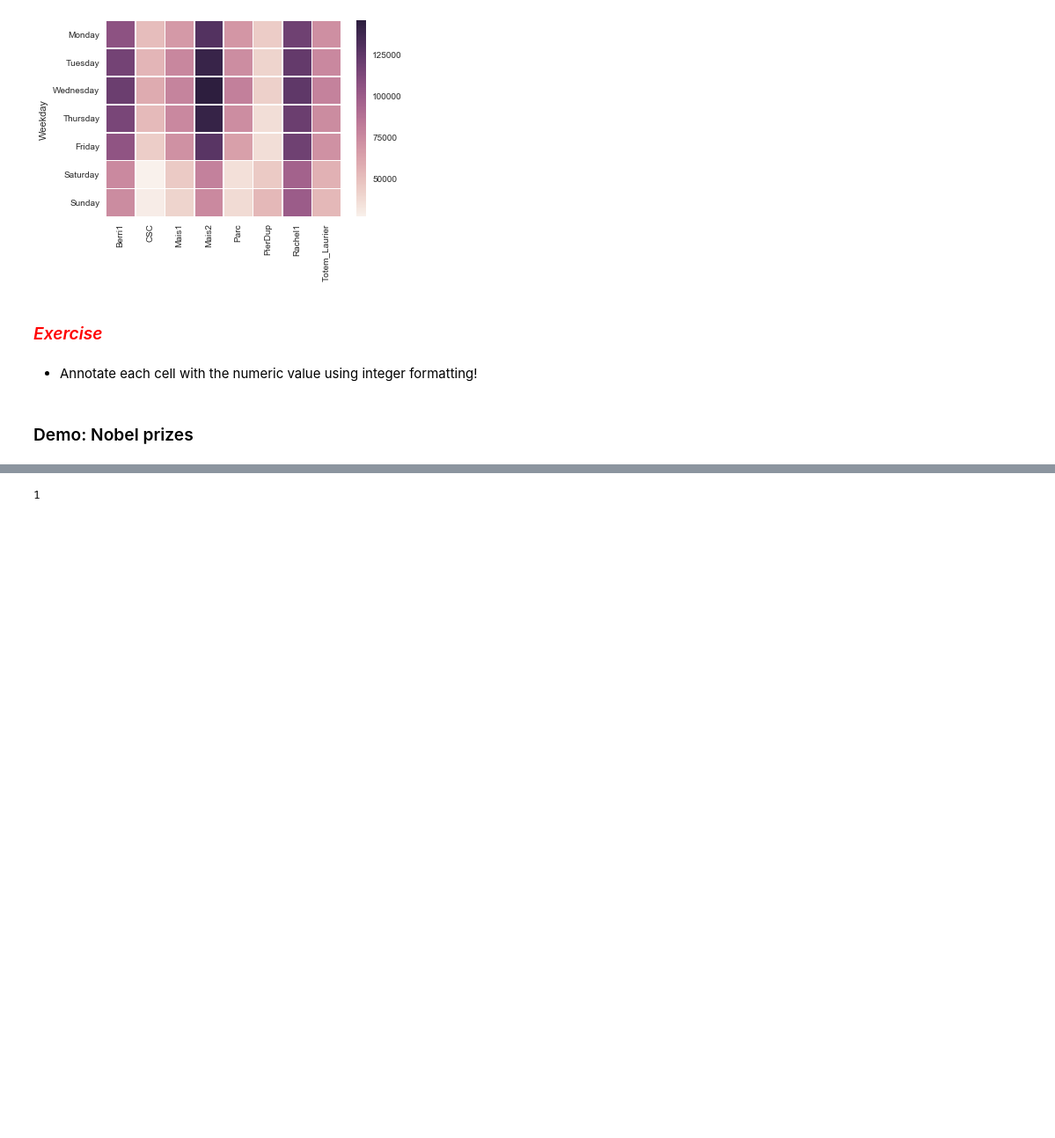
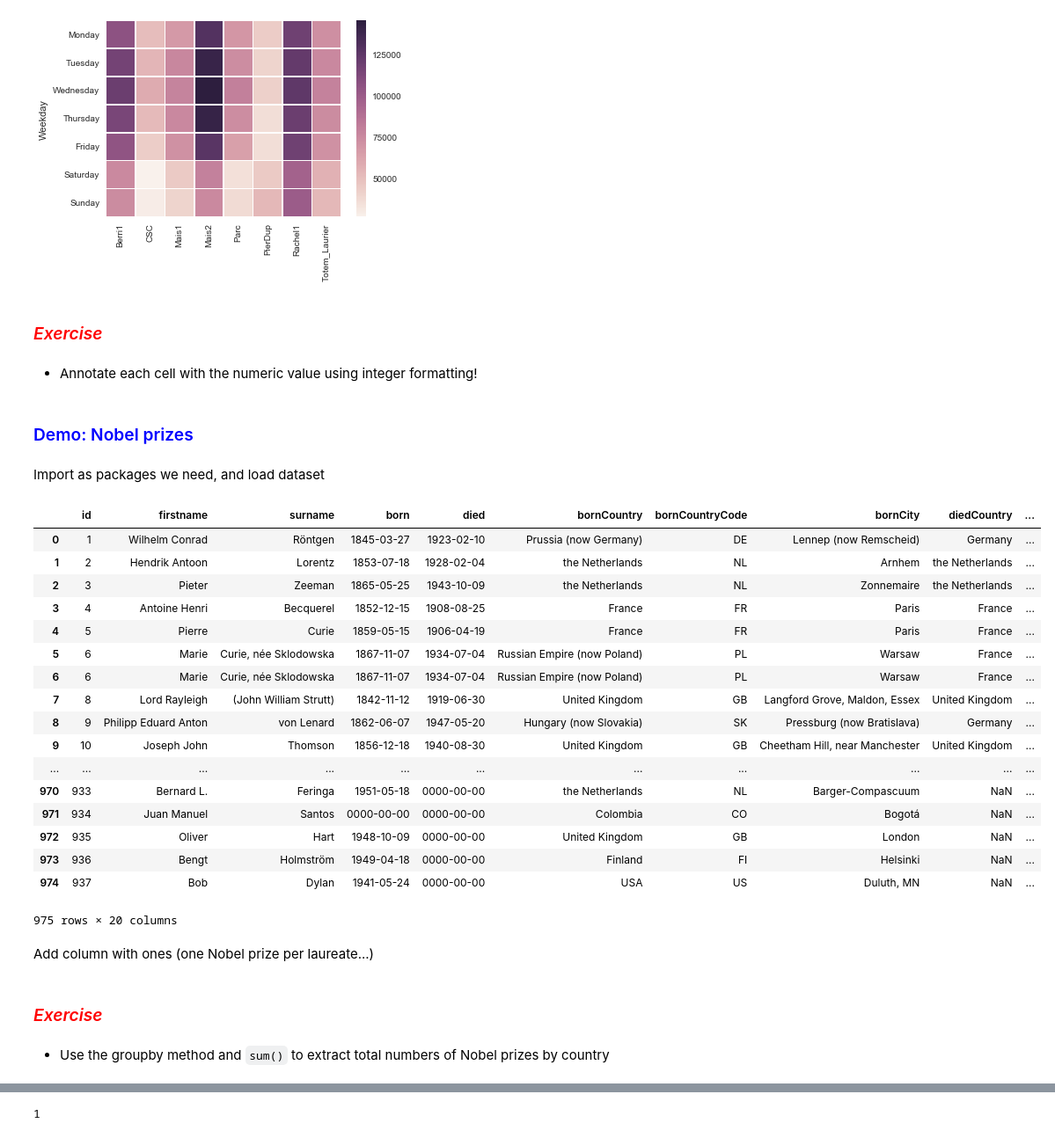
Before and after one commit to coderefinery/jupyter-retired, a Jupyter notebook: 02_dataexplore.ipynb, the cells around one changed output, grey strips where cells are left out. Shown at 88% size. Cells and saved outputs as stored; diff of their text form; code cells hidden in the pictures; blank space fills up the shorter version.

```diff
--- a/02_dataexplore.ipynb
+++ b/02_dataexplore.ipynb
@@ -167,16 +167,44 @@ ax = sns.heatmap(df_week.ix[days],linewidths=.5)
 # %% [markdown]
 - Annotate each cell with the numeric value using integer formatting!
 # %% [markdown]
-### Demo: Nobel prizes
+### <font color="blue"> Demo: Nobel prizes </font>
+# %% [markdown]
+Import as packages we need, and load dataset
 # %%
 import numpy as np
 import pandas as pd
 import matplotlib.pyplot as plt
 %matplotlib inline
 import seaborn as sns
 # dataset from http://oppnadata.se/en/dataset/nobel-prizes/resource/f3da8ba9-a17f-4911-9003-4bcef93619cc
 nobel = pd.read_csv("data/nobels.csv")
+nobel
+# %% [output]
+|  | id | firstname | surname | born | died | bornCountry | bornCountryCode | bornCity | diedCountry | ... |
+| 0 | 1 | Wilhelm Conrad | Röntgen | 1845-03-27 | 1923-02-10 | Prussia (now Germany) | DE | Lennep (now Remscheid) | Germany | ... |
+| 1 | 2 | Hendrik Antoon | Lorentz | 1853-07-18 | 1928-02-04 | the Netherlands | NL | Arnhem | the Netherlands | ... |
+| 2 | 3 | Pieter | Zeeman | 1865-05-25 | 1943-10-09 | the Netherlands | NL | Zonnemaire | the Netherlands | ... |
+| 3 | 4 | Antoine Henri | Becquerel | 1852-12-15 | 1908-08-25 | France | FR | Paris | France | ... |
+| 4 | 5 | Pierre | Curie | 1859-05-15 | 1906-04-19 | France | FR | Paris | France | ... |
+| 5 | 6 | Marie | Curie, née Sklodowska | 1867-11-07 | 1934-07-04 | Russian Empire (now Poland) | PL | Warsaw | France | ... |
+| 6 | 6 | Marie | Curie, née Sklodowska | 1867-11-07 | 1934-07-04 | Russian Empire (now Poland) | PL | Warsaw | France | ... |
+| 7 | 8 | Lord Rayleigh | (John William Strutt) | 1842-11-12 | 1919-06-30 | United Kingdom | GB | Langford Grove, Maldon, Essex | United Kingdom | ... |
+| 8 | 9 | Philipp Eduard Anton | von Lenard | 1862-06-07 | 1947-05-20 | Hungary (now Slovakia) | SK | Pressburg (now Bratislava) | Germany | ... |
+| 9 | 10 | Joseph John | Thomson | 1856-12-18 | 1940-08-30 | United Kingdom | GB | Cheetham Hill, near Manchester | United Kingdom | ... |
+| ... | ... | ... | ... | ... | ... | ... | ... | ... | ... | ... |
+| 970 | 933 | Bernard L. | Feringa | 1951-05-18 | 0000-00-00 | the Netherlands | NL | Barger-Compascuum | NaN | ... |
+| 971 | 934 | Juan Manuel | Santos | 0000-00-00 | 0000-00-00 | Colombia | CO | Bogotá | NaN | ... |
+| 972 | 935 | Oliver | Hart | 1948-10-09 | 0000-00-00 | United Kingdom | GB | London | NaN | ... |
+| 973 | 936 | Bengt | Holmström | 1949-04-18 | 0000-00-00 | Finland | FI | Helsinki | NaN | ... |
+| 974 | 937 | Bob | Dylan | 1941-05-24 | 0000-00-00 | USA | US | Duluth, MN | NaN | ... |
+975 rows × 20 columns
+# %% [markdown]
+Add column with ones (one Nobel prize per laureate...)
 # %%
 nobel["number"]=1
+# %% [markdown]
+### <font color="red"> *Exercise*
+# %% [markdown]
+- Use the groupby method and `sum()` to extract total numbers of Nobel prizes by country
 # %%
 nobels_by_country = nobel.groupby('country',sort=False).sum()
```
Also changed, not shown: parts of 9 cells of this notebook.
